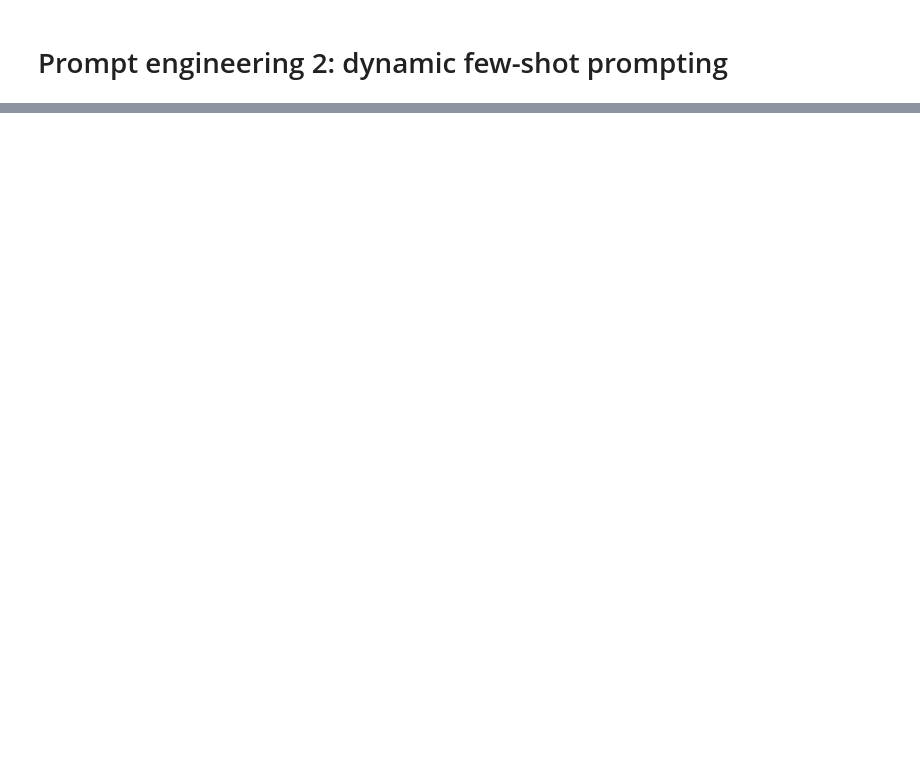
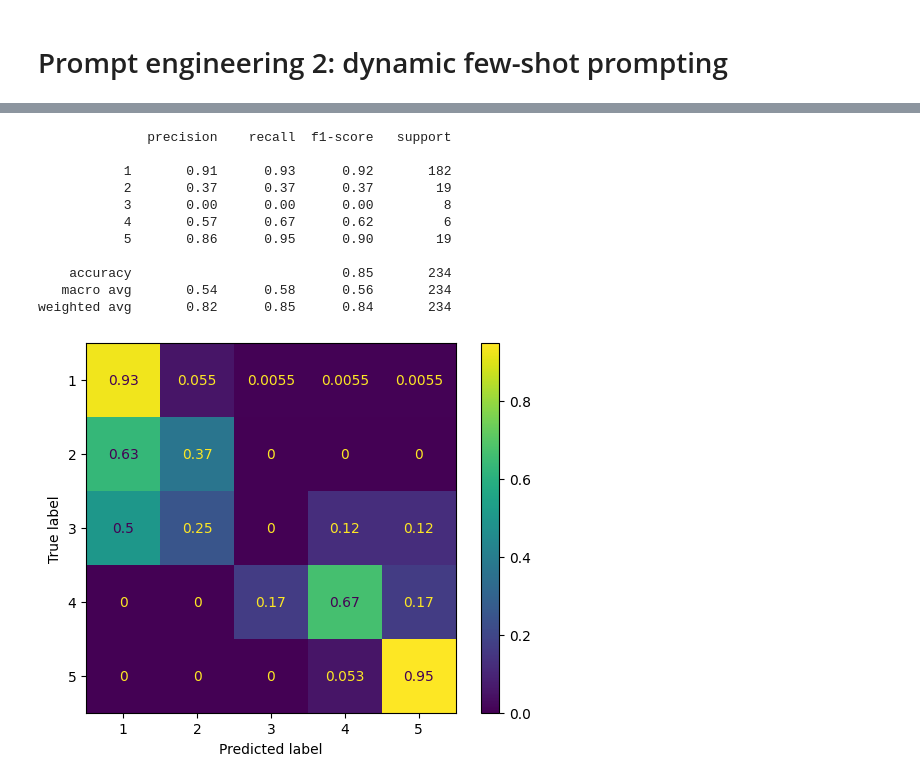
Before and after one commit to nbeaudoin/CTME-llm-lecture-resources, a Jupyter notebook: prototyping_ai/01_getting_started_with_openai.ipynb, the cells around one changed output, grey strips where cells are left out. Drawn from its saved outputs; the diff is of its cells as text; code cells hidden in the pictures; blank space fills up the shorter version.

```diff
--- a/prototyping_ai/01_getting_started_with_openai.ipynb
+++ b/prototyping_ai/01_getting_started_with_openai.ipynb
@@ -260,0 +680,7 @@ demo.launch()
+# %%
+def random_few_shot_examples_fn(**kwargs):
+    retrieved_nodes = np.random.choice(train_nodes, size=5)
+    result_strs = []
+    for node in retrieved_nodes:
+        result_strs.append(f"Text: {node.text}\nRating: {node.metadata.get('rating')}")
+    return "\n\n".join(result_strs)
@@ -260,0 +707,20 @@ demo.launch()
+# %%
+few_shot_prompt_tmpl_str = """\
+The review text is below.
+---------------------
+{review}
+---------------------
+Given the context information and not prior knowledge, \
+please attempt to predict the review score of the context.
+Here are several examples of reviews and their ratings:
+
+{random_few_shot_examples}
+
+Query: What is the rating of this review?
+Answer: \
+"""
+
+few_shot_prompt_tmpl = PromptTemplate(
+    few_shot_prompt_tmpl_str,
+    function_mappings={"random_few_shot_examples": random_few_shot_examples_fn},
+)
@@ -262,0 +922,23 @@ demo.launch()
+# %%
+async def dynamic_few_shot_predict(text):
+    messages = [
+        ChatMessage.from_str(few_shot_prompt_tmpl.format(review=text))
+    ]
+    response = await zero_shot_structured_llm.achat(messages)
+    return response.raw.rating
+# %%
+dynamic_few_shot_labels, dynamic_few_shot_predictions, dynamic_few_shot_cm, dynamic_few_shot_cr = await predict_and_evaluate(dynamic_few_shot_predict)
+print(dynamic_few_shot_cr)
+# %% [output]
+              precision    recall  f1-score   support
+
+           1       0.91      0.93      0.92       182
+           2       0.37      0.37      0.37        19
+           3       0.00      0.00      0.00         8
+           4       0.57      0.67      0.62         6
+           5       0.86      0.95      0.90        19
+
+    accuracy                           0.85       234
+   macro avg       0.54      0.58      0.56       234
+weighted avg       0.82      0.85      0.84       234
+[figure, added]
```
Also changed, not shown: parts of 62 cells of this notebook.
